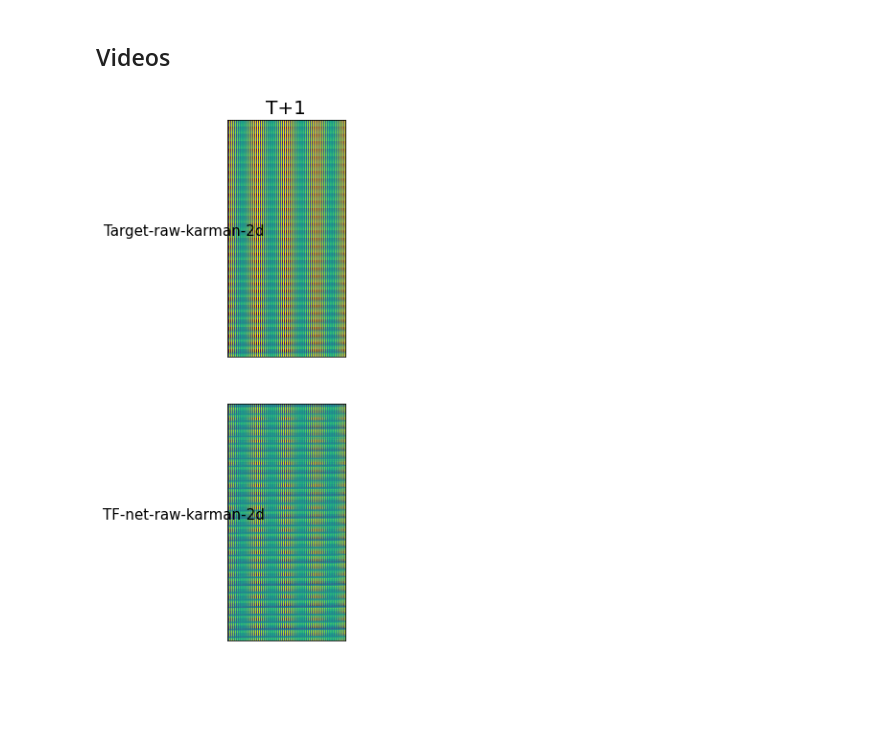
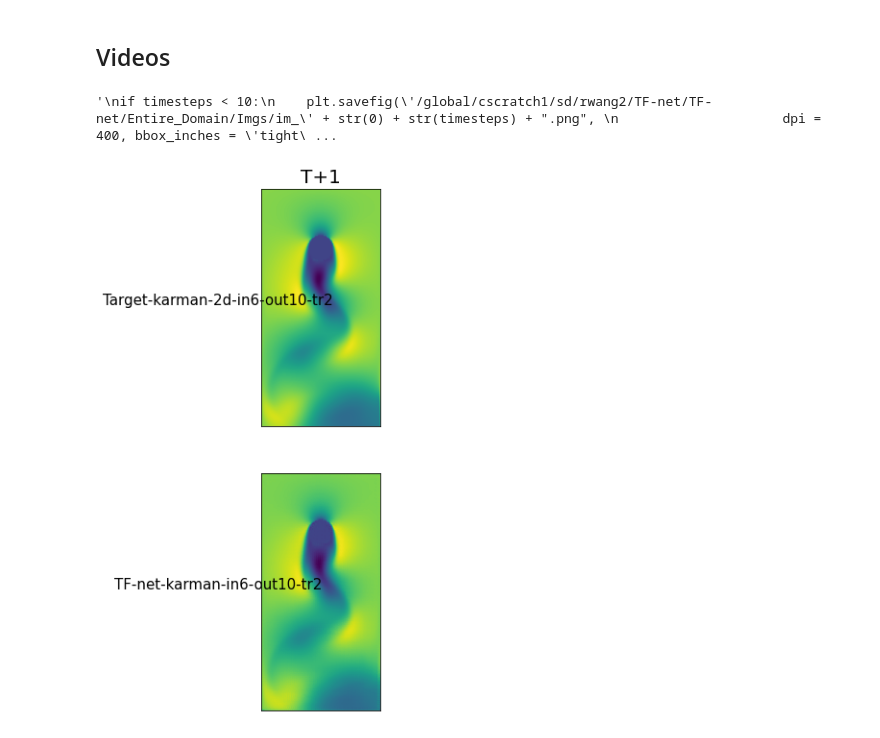
Before and after one commit to tailintalent/Turbulent-Flow-Nets, a Jupyter notebook: Evaluation/Evaluation_karman_2d.ipynb, the cells around one changed output. Saved outputs shown, nothing was run; the diff lists cells and outputs as text; code cells hidden in the pictures; blank space fills up the shorter version.

Commit message:
added permute for node features as well, plotted the result of training on data input length 6, output length 10 and model params input length 4 and time range 2

```diff
--- a/Evaluation/Evaluation_karman_2d.ipynb
+++ b/Evaluation/Evaluation_karman_2d.ipynb
@@ -25,8 +25,15 @@ device = torch.device("cuda" if torch.cuda.is_available() else "cpu")
 # tf = torch.load("Results/Results_64/TF.pt")
 # tf_con = torch.load("Results/Results_64/TF_con.pt")
 
-# These experiments were all run on UNNORMALIZED images
-results = torch.load("../../tf_net_results/karman_2d_results_init.pt")
+# These experiments were all run where labels were permuted but FEATURES were not
+# results = torch.load("../../tf_net_results/karman_2d_results_init.pt")
+# results1 = torch.load("../../tf_net_results/karman_2d_input_6_output_10_results.pt")
+# in_6_out_4 = torch.load("../../tf_net_results/karman_2d_input_6_output_4_permute_time_range_1_results.pt")
+# int_6_out_10 = torch.load('../../tf_net_results/karman_2d_input_6_output_10_permute_time_range_2_results.pt')
+# in_10_out_10 = torch.load("../../tf_net_results/karman_2d_input_10_output_10_permute_time_range_1_results.pt")
+
+# Properly permuted features and labels
+results = torch.load('../../tf_net_results/karman_2d_input_6_output_10_permute_time_range_2_results.pt')
 print(f'device: {device}')
 results.keys()
 # %% [output]
@@ -119,7 +131,7 @@ def TKE_mean(tensor):
 preds = [results["trues"][:2394], results["preds"][:2394]]
 tkes = [TKE_mean(preds[i]) for i in range(2)]
 # title = ["Target","Con TF-net", "TF-net", "U_net",  "GAN",  "ResNet", "ConvLSTM",  "SST",  "DHPM"]
-title = ["Target-karman-2d", "TF-net-karman-2d"]
+title = ["Target-karman-2d-in6-out10-tr2", "TF-net-karman-in6-out10-tr2"]
 fig=plt.figure(figsize=(15, 5))
 columns = 2
 rows = 1
@@ -239,7 +265,7 @@ def inverse_seqs(tensor):
 
 preds = [results["trues"][:2394], results["preds"][:2394]]
 
-title = ["Target-karman-2d", "TF-net-karman-2d"]
+#title = ["Target-karman-2d", "TF-net-karman-2d"]
 fig=plt.figure(figsize=(15, 10))
 x_idx = np.array(list(range(0,155)))
 
@@ -270,10 +296,11 @@ Text(0.5, 0, 'Wave Number')
 index = 0
 direc = 0
 #timesteps = [0,1,2, 4,9,19,59]
-timesteps = [0,1,2, 3]
+#timesteps = [0,1,2, 3, 4, 5, 6, 7, 8, 9]
+timesteps = [0,1,2, 4, 9]
 fig=plt.figure(figsize=(15, 12))
 columns = 2
-rows = 4
+rows = 5
 for i in range(1, rows+1):
     for j in range(1, columns+1):
         fig.add_subplot(rows, columns, (i-1)*columns+j)
@@ -309,37 +326,41 @@ i : 4, j: 2
 # %%
 direc = "/global/cscratch1/sd/rwang2/TF-net/Evaluation/Videos/Videos_Entire_Domain/"
 # Target = torch.load(direc + "TF.pt")["trues"]
 # TF = torch.load(direc + "TF.pt")["preds"]
 # U = torch.load(direc +"U.pt")["preds"]
 # ResNet = torch.load(direc +"ResNet.pt")["preds"]
 # GAN = torch.load(direc +"GAN.pt")["preds"]
 
 #preds = [Target,  TF,  U,  ResNet, GAN]
-preds = [results["trues"], results["preds"]]
+#preds = [results["trues"], results["preds"]]
 #preds = [results["trues"], results["preds"], orig_attempt["trues"][:357], orig_attempt["preds"][:357], region["trues"][:287]*stds+avg, region["preds"][:287]*stds+avg]
 index = 0
 direc = 0
 rows = 2
-ylabels = ["Target-raw-karman-2d", "TF-net-raw-karman-2d"]
+ylabels = title
 fig=plt.figure(figsize=(15, 10))
 
 for timesteps in range(60):
     for i in range(1, rows+1):
         fig.add_subplot(rows, 1, i)
         plt.imshow(preds[i-1][index][timesteps, direc])
         plt.ylabel(ylabels[i-1], size = 15 ,rotation=0, labelpad=45)
         if i == 1:
             plt.title("T+"+str(timesteps+1), size = 20)
         plt.xticks([])
         plt.yticks([])
     break
-    """
-    if timesteps < 10:
-        plt.savefig('/global/cscratch1/sd/rwang2/TF-net/TF-net/Entire_Domain/Imgs/im_' + str(0) + str(timesteps) + ".png",
-                         dpi = 400, bbox_inches = 'tight')
-    else:
-        plt.savefig('/global/cscratch1/sd/rwang2/TF-net/TF-net/Entire_Domain/Imgs/im_' + str(timesteps) + ".png",
-                        dpi = 400, bbox_inches = 'tight')
-    """
+
+plt.savefig('./im_' + str(timesteps) + ".png",
+                dpi = 400, bbox_inches = 'tight')
+"""
+if timesteps < 10:
+    plt.savefig('/global/cscratch1/sd/rwang2/TF-net/TF-net/Entire_Domain/Imgs/im_' + str(0) + str(timesteps) + ".png",
+                     dpi = 400, bbox_inches = 'tight')
+else:
+    plt.savefig('/global/cscratch1/sd/rwang2/TF-net/TF-net/Entire_Domain/Imgs/im_' + str(timesteps) + ".png",
+                    dpi = 400, bbox_inches = 'tight')
+"""
 # %% [output]
+'\nif timesteps < 10:\n    plt.savefig(\'/global/cscratch1/sd/rwang2/TF-net/TF-net/Entire_Domain/Imgs/im_\' + str(0) + str(timesteps) + ".png", \n                     dpi = 400, bbox_inches = \'tight\ ...
-[figure, old version]
+[figure, new version]
```
Also changed, not shown: parts of 9 cells of this notebook, 2 other files.
